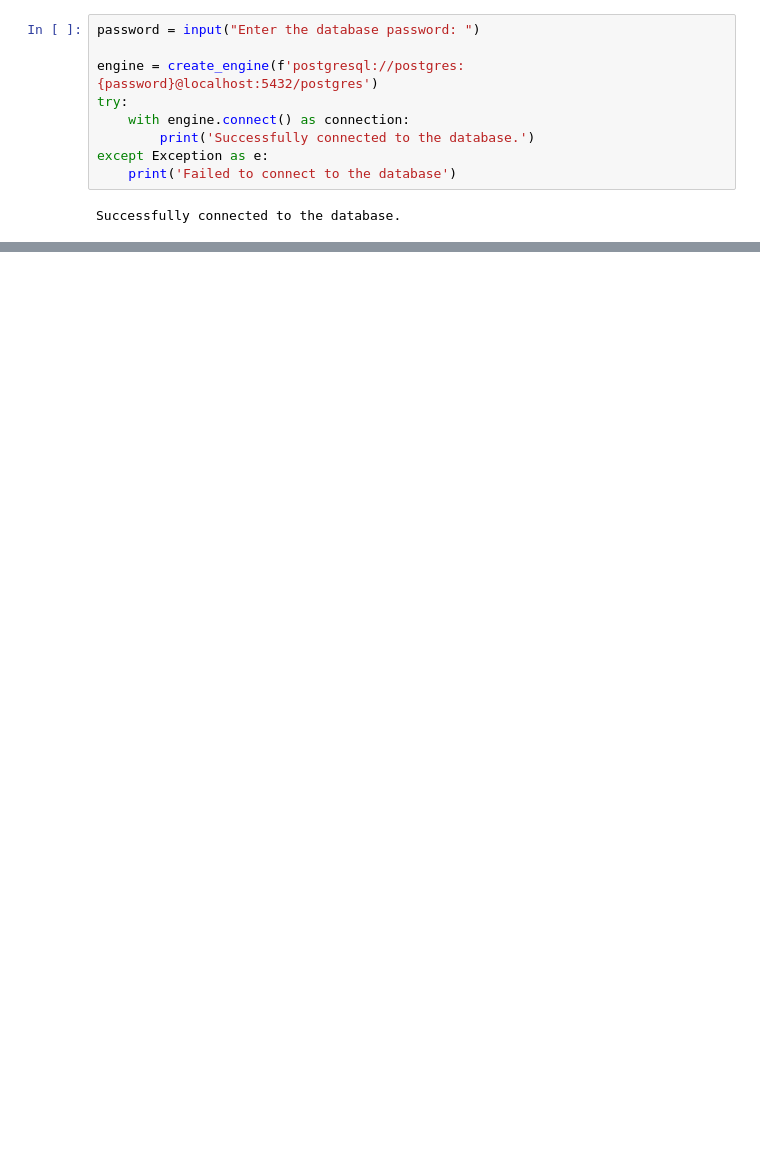
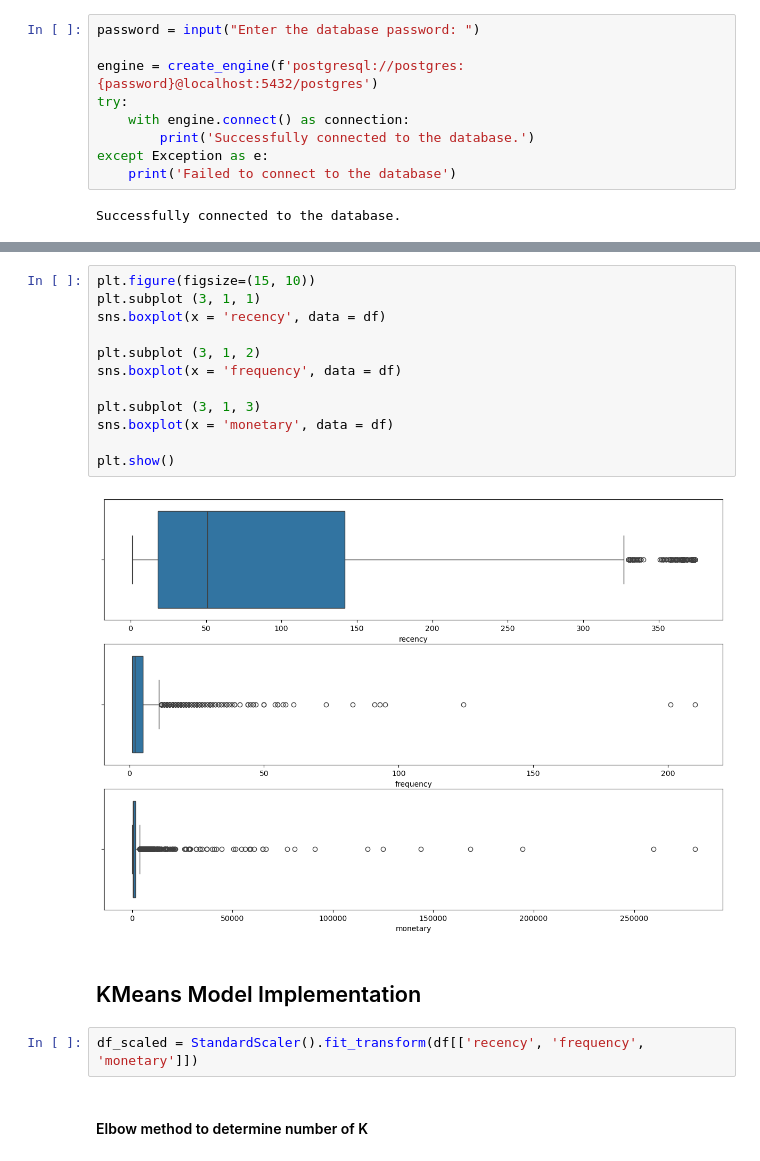
Before and after one commit to ecuwazie-02/ecommerce_pipeline, a Jupyter notebook: K_means.ipynb, the cells around one changed output, grey strips where cells are left out. Drawn from its saved outputs; the diff is of its cells as text; blank space fills up the shorter version.

```diff
--- a/K_means.ipynb
+++ b/K_means.ipynb
@@ -31,0 +46,20 @@ df.head()
+# %%
+plt.figure(figsize=(15, 10))
+plt.subplot (3, 1, 1)
+sns.boxplot(x = 'recency', data = df)
+
+plt.subplot (3, 1, 2)
+sns.boxplot(x = 'frequency', data = df)
+
+plt.subplot (3, 1, 3)
+sns.boxplot(x = 'monetary', data = df)
+
+plt.show()
+# %% [output]
+[figure, added]
+# %% [markdown]
+## KMeans Model Implementation
+# %%
+df_scaled = StandardScaler().fit_transform(df[['recency', 'frequency', 'monetary']])
+# %% [markdown]
+#### Elbow method to determine number of K
```
Also changed, not shown: parts of 15 cells of this notebook.
